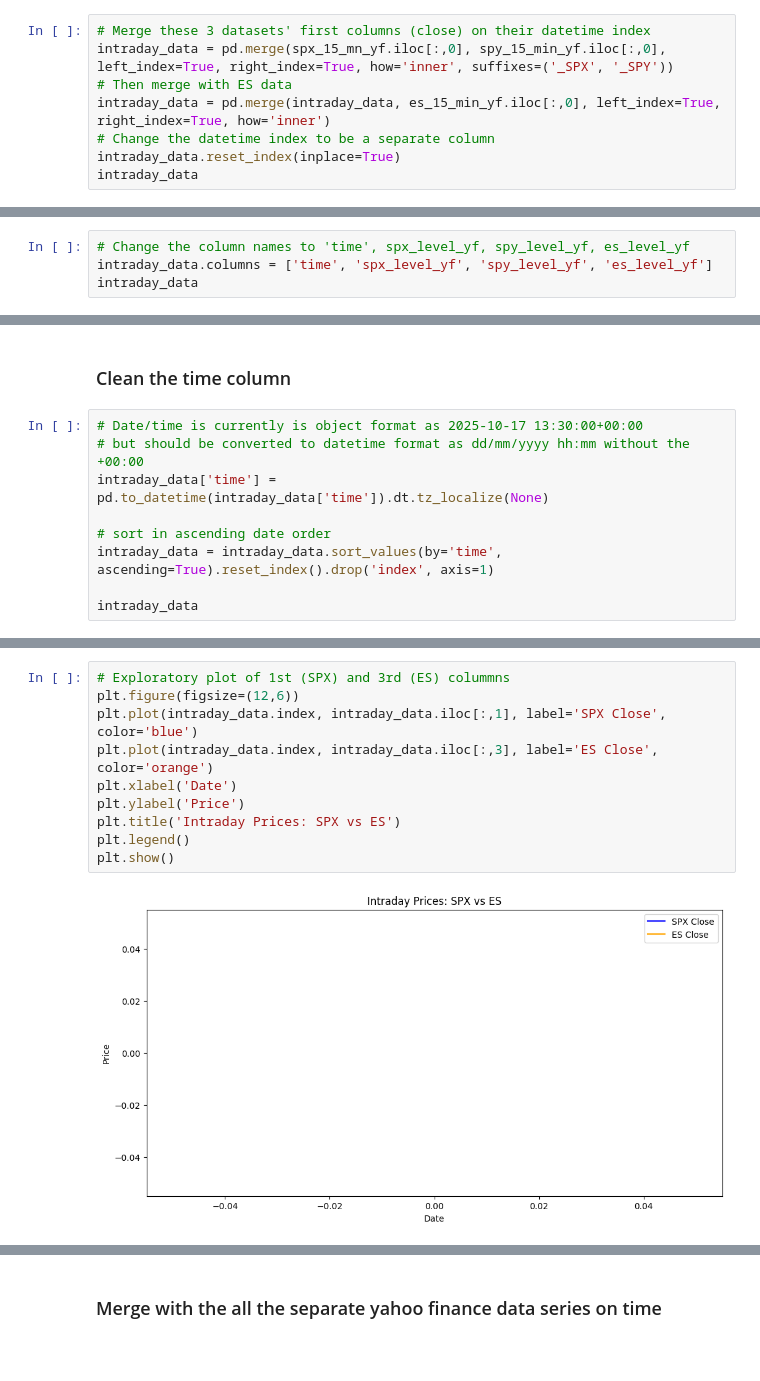
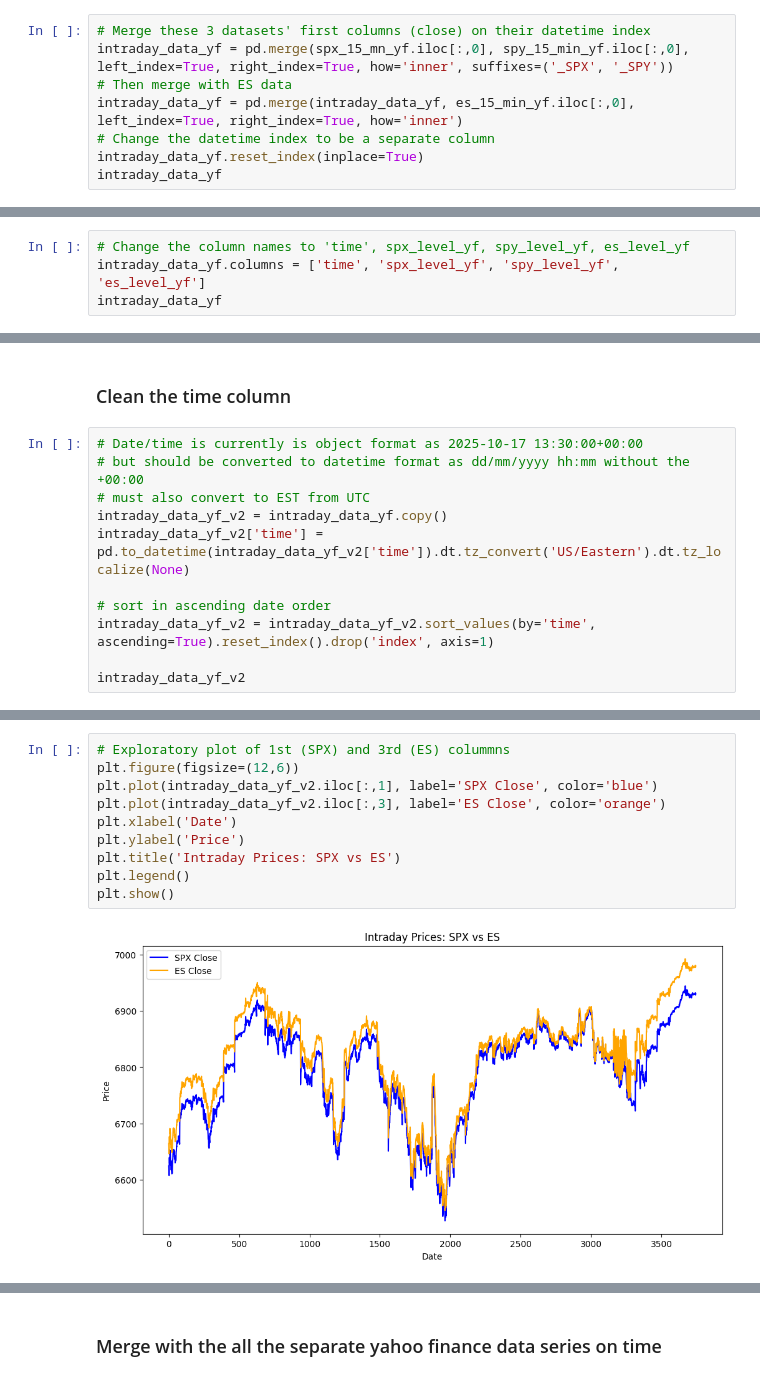
Before and after one commit to danielhalm1407/Risk-Control-Using-a-Bayesian-Joint-Quantile-Time-Series-Model-For-Asset-Returns, a Jupyter notebook: notebooks/NB02_Backtest_Intraday.ipynb, the cells around one changed output, grey strips where cells are left out. Saved outputs shown, nothing was run; the diff lists cells and outputs as text; blank space fills up the shorter version.

```diff
--- a/notebooks/NB02_Backtest_Intraday.ipynb
+++ b/notebooks/NB02_Backtest_Intraday.ipynb
@@ -451,10 +473,10 @@ es_15_min_yf = yf.download("ES=F", interval="5m", period="60d")
 ### Merge the Yahoo Finance Datasets
 # %%
 # Merge these 3 datasets' first columns (close) on their datetime index
-intraday_data = pd.merge(spx_15_mn_yf.iloc[:,0], spy_15_min_yf.iloc[:,0],  left_index=True, right_index=True, how='inner', suffixes=('_SPX', '_SPY'))
+intraday_data_yf = pd.merge(spx_15_mn_yf.iloc[:,0], spy_15_min_yf.iloc[:,0],  left_index=True, right_index=True, how='inner', suffixes=('_SPX', '_SPY'))
 # Then merge with ES data
-intraday_data = pd.merge(intraday_data, es_15_min_yf.iloc[:,0], left_index=True, right_index=True, how='inner')
+intraday_data_yf = pd.merge(intraday_data_yf, es_15_min_yf.iloc[:,0], left_index=True, right_index=True, how='inner')
 # Change the datetime index to be a separate column
-intraday_data.reset_index(inplace=True)
-intraday_data
+intraday_data_yf.reset_index(inplace=True)
+intraday_data_yf
 # %% [output]
@@ -464,7 +498,7 @@ intraday_data
 ### Rename Columns
 # %%
 # Change the column names to 'time', spx_level_yf, spy_level_yf, es_level_yf
-intraday_data.columns = ['time', 'spx_level_yf', 'spy_level_yf', 'es_level_yf']
-intraday_data
+intraday_data_yf.columns = ['time', 'spx_level_yf', 'spy_level_yf', 'es_level_yf']
+intraday_data_yf
 # %% [output]
 |  | time | spx_level_yf | spy_level_yf | es_level_yf |
@@ -473,11 +519,13 @@ intraday_data
 # %%
 # Date/time is currently is object format as 2025-10-17 13:30:00+00:00
 # but should be converted to datetime format as dd/mm/yyyy hh:mm without the +00:00
-intraday_data['time'] = pd.to_datetime(intraday_data['time']).dt.tz_localize(None)
+# must also convert to EST from UTC
+intraday_data_yf_v2 = intraday_data_yf.copy()
+intraday_data_yf_v2['time'] = pd.to_datetime(intraday_data_yf_v2['time']).dt.tz_convert('US/Eastern').dt.tz_localize(None)
 
 # sort in ascending date order
-intraday_data = intraday_data.sort_values(by='time', ascending=True).reset_index().drop('index', axis=1)
+intraday_data_yf_v2 = intraday_data_yf_v2.sort_values(by='time', ascending=True).reset_index().drop('index', axis=1)
 
-intraday_data
+intraday_data_yf_v2
 # %% [output]
 |  | time | spx_level_yf | spy_level_yf | es_level_yf |
@@ -484,12 +544,12 @@ intraday_data
 # %%
 # Exploratory plot of 1st (SPX) and 3rd (ES) colummns
 plt.figure(figsize=(12,6))
-plt.plot(intraday_data.index, intraday_data.iloc[:,1], label='SPX Close', color='blue')
-plt.plot(intraday_data.index, intraday_data.iloc[:,3], label='ES Close', color='orange')
+plt.plot(intraday_data_yf_v2.iloc[:,1], label='SPX Close', color='blue')
+plt.plot(intraday_data_yf_v2.iloc[:,3], label='ES Close', color='orange')
 plt.xlabel('Date')
 plt.ylabel('Price')
 plt.title('Intraday Prices: SPX vs ES')
 plt.legend()
 plt.show()
 # %% [output]
-[figure, old version]
+[figure, new version]
```
Also changed, not shown: parts of 35 cells of this notebook, 2 other files.
